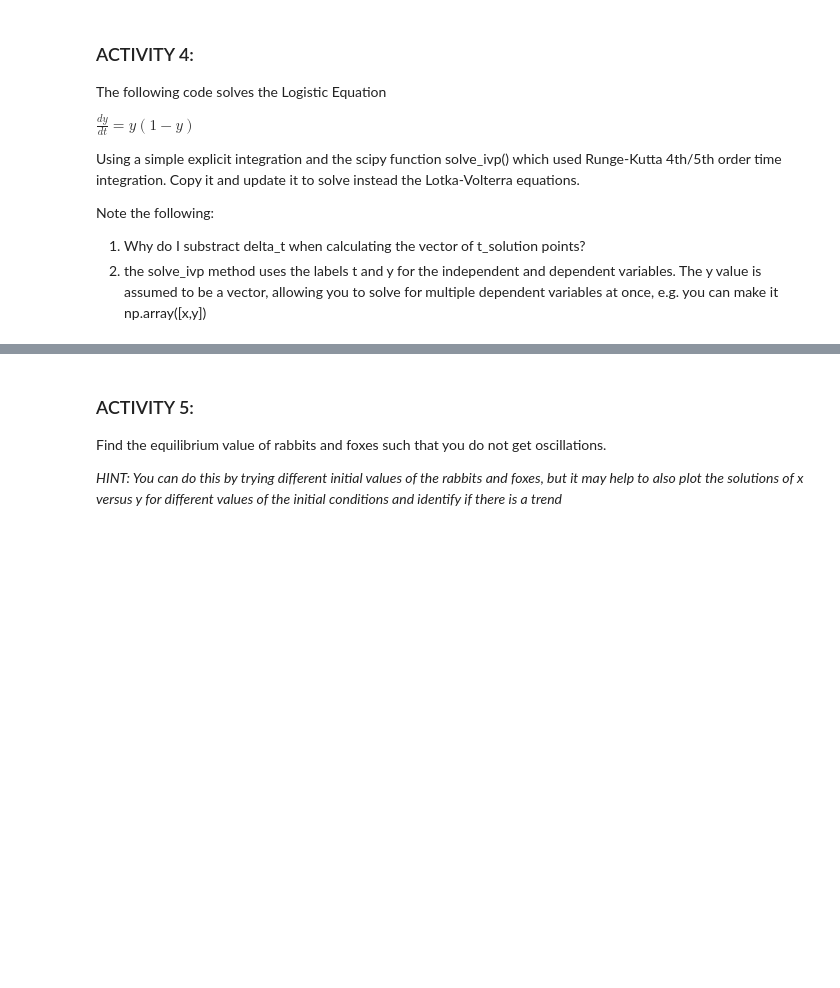
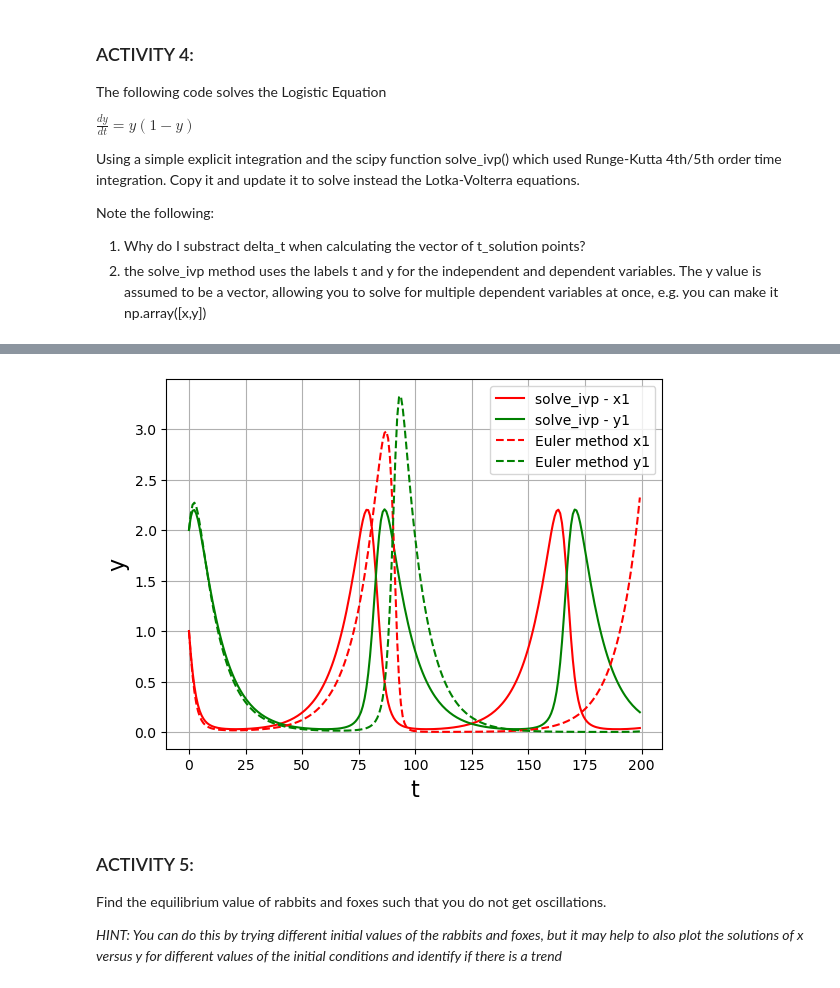
Before and after one commit to ronimbambu/TopicsInSciComp-RM, a Jupyter notebook: Notebooks/Week3_LabExercises.ipynb, the cells around one changed output, grey strips where cells are left out. Cells and saved outputs as stored; diff of their text form; code cells hidden in the pictures; blank space fills up the shorter version.

```diff
--- a/Notebooks/Week3_LabExercises.ipynb
+++ b/Notebooks/Week3_LabExercises.ipynb
@@ -298,48 +298,55 @@ plt.legend(loc='best');
 # %%
 # Your solution here for the predator-prey equations !
 from scipy.integrate import solve_ivp
 
 # Note that the function has to take t as the first argument and y as the second
-def calculate_predator_prey_dxdt(t,y):
+def calculate_predator_prey_dydt(t,y):
     """Returns the gradient dx/dt for the logistic equation"""
-    a =
-    b =
-    c =
-    d =
+    x1 = y[0]
+    y1 = y[1]
+
+    a = 0.1
+    b = 0.2
+    c = 0.1
+    d = 0.2
+
+    dydt = np.zeros_like(y)
+    dx1dt = (a*x1) - (b*x1*y1)
+    dy1dt = -(c*y1) + (d*x1*y1)
+
+    dydt = np.array([dx1dt,dy1dt])
+    return dydt
 
 
+max_time = 200.0
+N_time_steps = 250
+delta_t = max_time / N_time_steps
+t_solution = np.linspace(0.0, max_time - delta_t, N_time_steps) # values of independent variable
+y0 = np.array([1.0,2.0]) # an initial condition, y(0) = y0, note it needs to be an array
 
-
-max_time = 10.0
-N_time_steps = 25
-delta_t = max_time / N_time_steps
-t_solution = np.linspace(0.0, max_time-delta_t, N_time_steps) # values of independent variable
-y0 = np.array([0.5]) # an initial condition, y(0) = y0, note it needs to be an array
-
-solution = solve_ivp(calculate_logistic_dydt, [0,max_time], y0,
+solution = solve_ivp(calculate_predator_prey_dydt, [0,max_time], y0,
                         method='RK45', t_eval=t_solution)
 
 plt.grid()
 plt.xlabel("t", fontsize=16)
 plt.ylabel("y", fontsize=16)
-plt.plot(solution.t, solution.y[0], 'o', label="solve_ivp")
-
+plt.plot(solution.t, solution.y[0], 'r-', label="solve_ivp - x1")
+plt.plot(solution.t, solution.y[1], 'g-', label="solve_ivp - y1")
 # Now do it the "cheap" way
 # increase the number of steps to see how the solution changes
-y_solution = np.zeros_like(t_solution)
-y_solution[0] = y0
+y_solution = np.zeros([N_time_steps,2])
+y_solution[0][:] = y0
 for itime, time in enumerate(t_solution) :
     if itime > 0 :
-        dydt = calculate_logistic_dydt(time, y_solution[itime-1])
-        y_solution[itime] = y_solution[itime-1] + dydt * delta_t
-
-plt.plot(t_solution, y_solution, '-.',label="cheap method")
+        dydt = calculate_predator_prey_dydt(time, y_solution[itime-1])
+        y_solution[:][itime] = y_solution[itime-1][:] + dydt * delta_t
 
 # Now plot the true solution
-A = 1.0/y0 - 1.0
-y_true = 1.0 / (1.0 + A * np.exp(-t_solution))
-plt.plot(t_solution, y_true, '-', label="true solution")
+plt.plot(t_solution, y_solution[:,0], 'r--',label="Euler method x1")
+plt.plot(t_solution, y_solution[:,1], 'g--',label="Euler method y1")
 plt.legend(loc='best');
+# %% [output]
+[figure, added]
 # %% [markdown]
 ### ACTIVITY 5:
 
```
Also changed, not shown: parts of 5 cells of this notebook, 1 other file.
